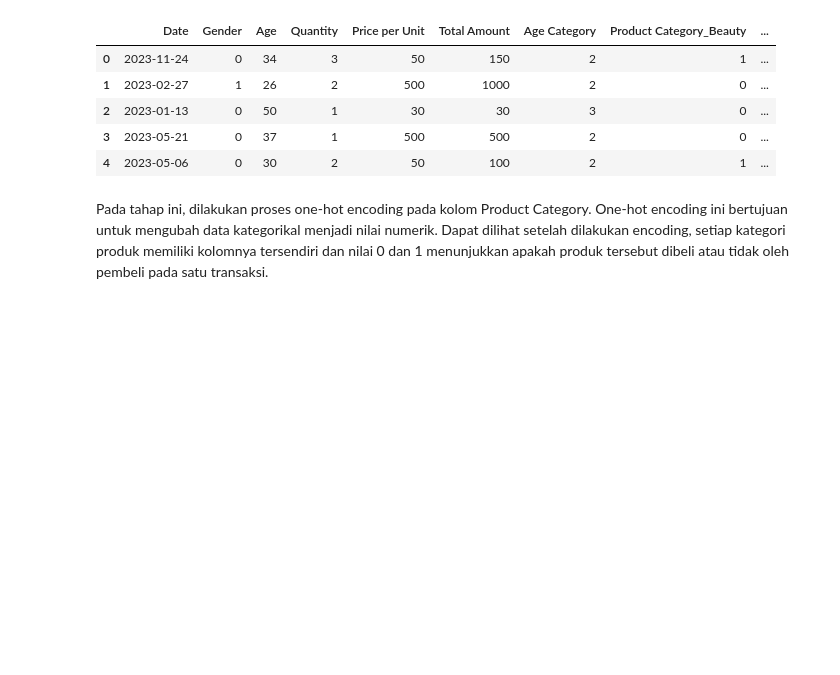
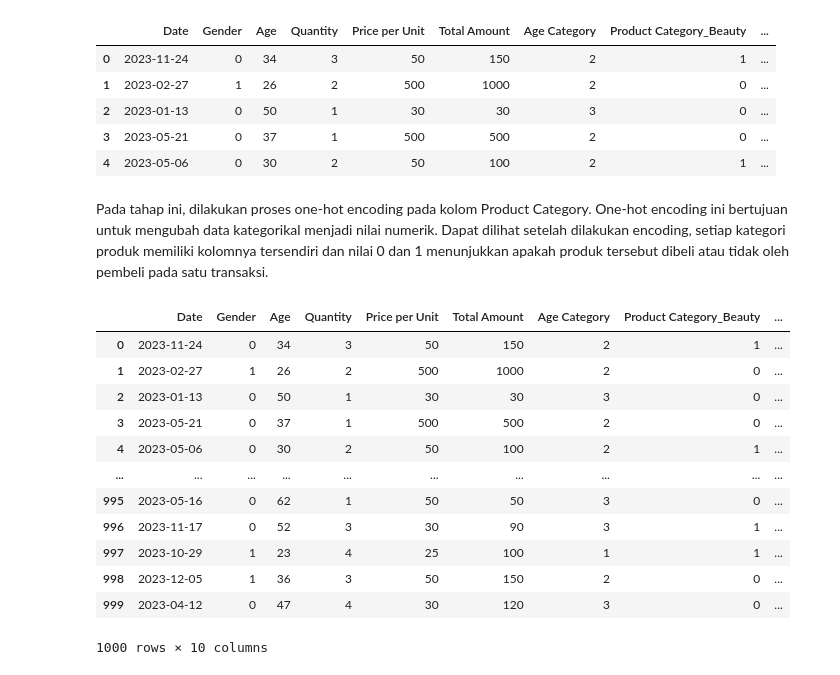
Before and after one commit to intansk/retail-sales, a Jupyter notebook: Data_Preparation.ipynb, the cells around one changed output. Saved outputs shown, nothing was run; the diff lists cells and outputs as text; code cells hidden in the pictures; blank space fills up the shorter version.

```diff
--- a/Data_Preparation.ipynb
+++ b/Data_Preparation.ipynb
@@ -406,3 +398,20 @@ df.head()
 | 4 | 2023-05-06 | 0 | 30 | 2 | 50 | 100 | 2 | 1 | ... |
 # %% [markdown]
 Pada tahap ini, dilakukan proses one-hot encoding pada kolom Product Category. One-hot encoding ini bertujuan untuk mengubah data kategorikal menjadi nilai numerik. Dapat dilihat setelah dilakukan encoding, setiap kategori produk memiliki kolomnya tersendiri dan nilai 0 dan 1 menunjukkan apakah produk tersebut dibeli atau tidak oleh pembeli pada satu transaksi.
+# %%
+df.to_csv('Data_Cleaned.csv', index=False)
+df
+# %% [output]
+|  | Date | Gender | Age | Quantity | Price per Unit | Total Amount | Age Category | Product Category_Beauty | ... |
+| 0 | 2023-11-24 | 0 | 34 | 3 | 50 | 150 | 2 | 1 | ... |
+| 1 | 2023-02-27 | 1 | 26 | 2 | 500 | 1000 | 2 | 0 | ... |
+| 2 | 2023-01-13 | 0 | 50 | 1 | 30 | 30 | 3 | 0 | ... |
+| 3 | 2023-05-21 | 0 | 37 | 1 | 500 | 500 | 2 | 0 | ... |
+| 4 | 2023-05-06 | 0 | 30 | 2 | 50 | 100 | 2 | 1 | ... |
+| ... | ... | ... | ... | ... | ... | ... | ... | ... | ... |
+| 995 | 2023-05-16 | 0 | 62 | 1 | 50 | 50 | 3 | 0 | ... |
+| 996 | 2023-11-17 | 0 | 52 | 3 | 30 | 90 | 3 | 1 | ... |
+| 997 | 2023-10-29 | 1 | 23 | 4 | 25 | 100 | 1 | 1 | ... |
+| 998 | 2023-12-05 | 1 | 36 | 3 | 50 | 150 | 2 | 0 | ... |
+| 999 | 2023-04-12 | 0 | 47 | 4 | 30 | 120 | 3 | 0 | ... |
+1000 rows × 10 columns
```
Also changed, not shown: parts of 4 cells of this notebook.
